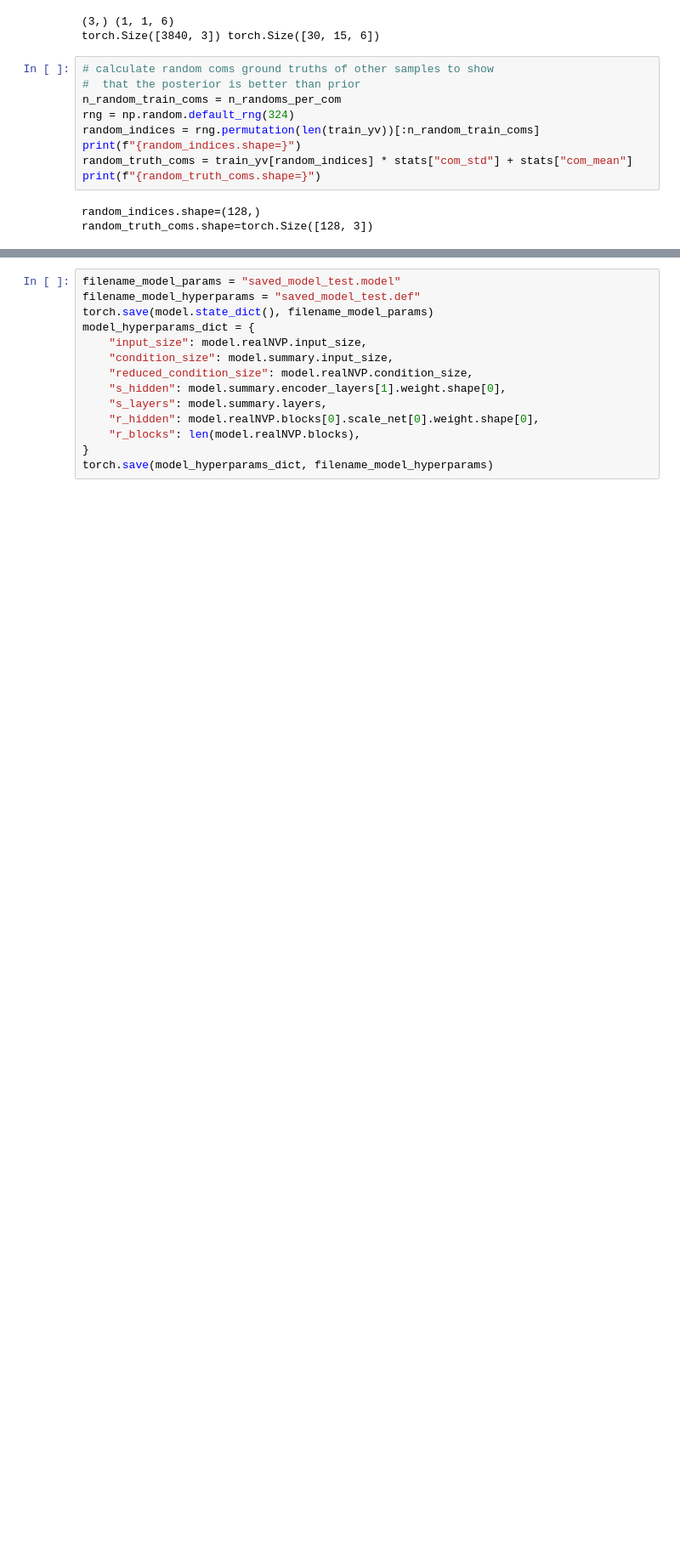
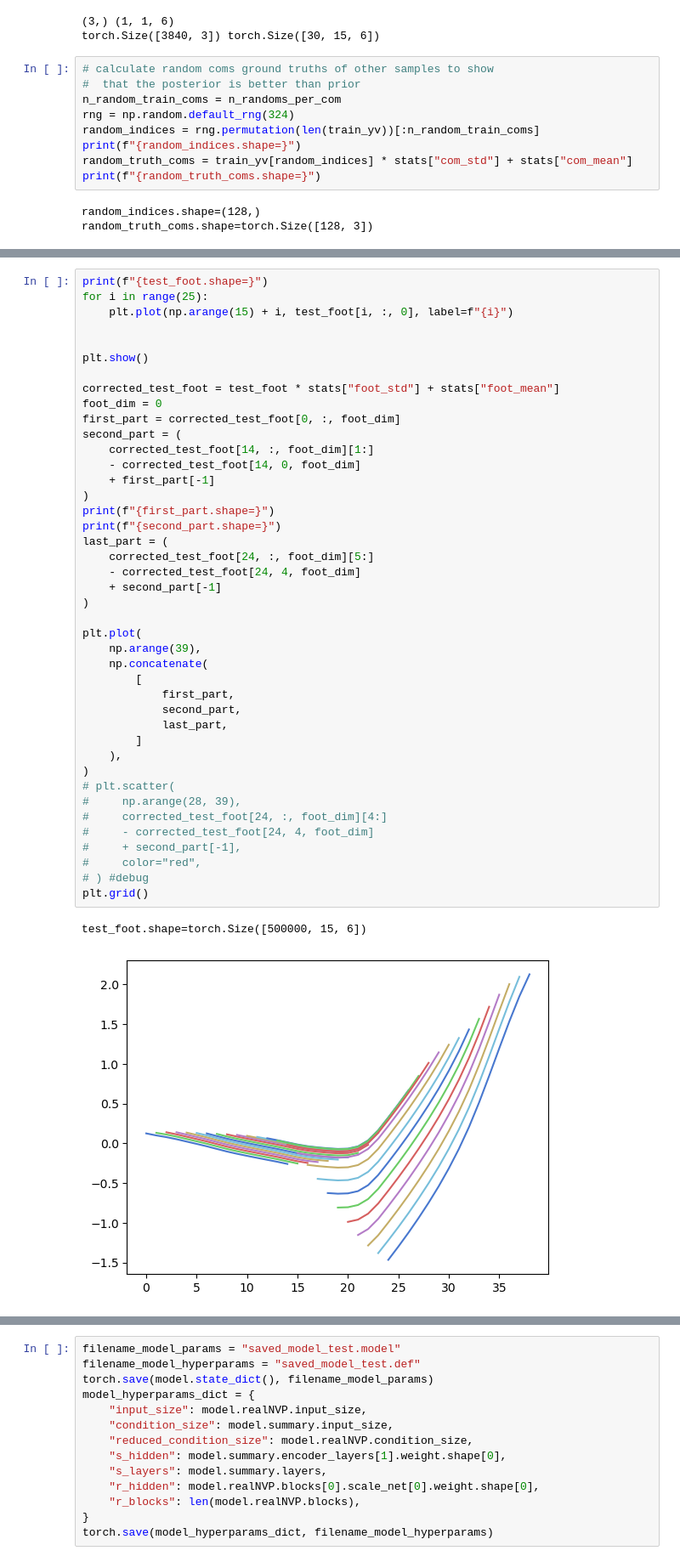
Before and after one commit to laurasaizz/SBI_walking, a Jupyter notebook: model.ipynb, the cells around one changed output, grey strips where cells are left out. Shown at 85% size. Drawn from its saved outputs; the diff is of its cells as text; blank space fills up the shorter version.

```diff
--- a/model.ipynb
+++ b/model.ipynb
@@ -937,0 +912,45 @@ plt.show()
+# %%
+print(f"{test_foot.shape=}")
+for i in range(25):
+    plt.plot(np.arange(15) + i, test_foot[i, :, 0], label=f"{i}")
+
+
+plt.show()
+
+corrected_test_foot = test_foot * stats["foot_std"] + stats["foot_mean"]
+foot_dim = 0
+first_part = corrected_test_foot[0, :, foot_dim]
+second_part = (
+    corrected_test_foot[14, :, foot_dim][1:]
+    - corrected_test_foot[14, 0, foot_dim]
+    + first_part[-1]
+)
+print(f"{first_part.shape=}")
+print(f"{second_part.shape=}")
+last_part = (
+    corrected_test_foot[24, :, foot_dim][5:]
+    - corrected_test_foot[24, 4, foot_dim]
+    + second_part[-1]
+)
+
+plt.plot(
+    np.arange(39),
+    np.concatenate(
+        [
+            first_part,
+            second_part,
+            last_part,
+        ]
+    ),
+)
+# plt.scatter(
+#     np.arange(28, 39),
+#     corrected_test_foot[24, :, foot_dim][4:]
+#     - corrected_test_foot[24, 4, foot_dim]
+#     + second_part[-1],
+#     color="red",
+# ) #debug
+plt.grid()
+# %% [output]
+test_foot.shape=torch.Size([500000, 15, 6])
+[figure, added]
```
Also changed, not shown: parts of 11 cells of this notebook.
